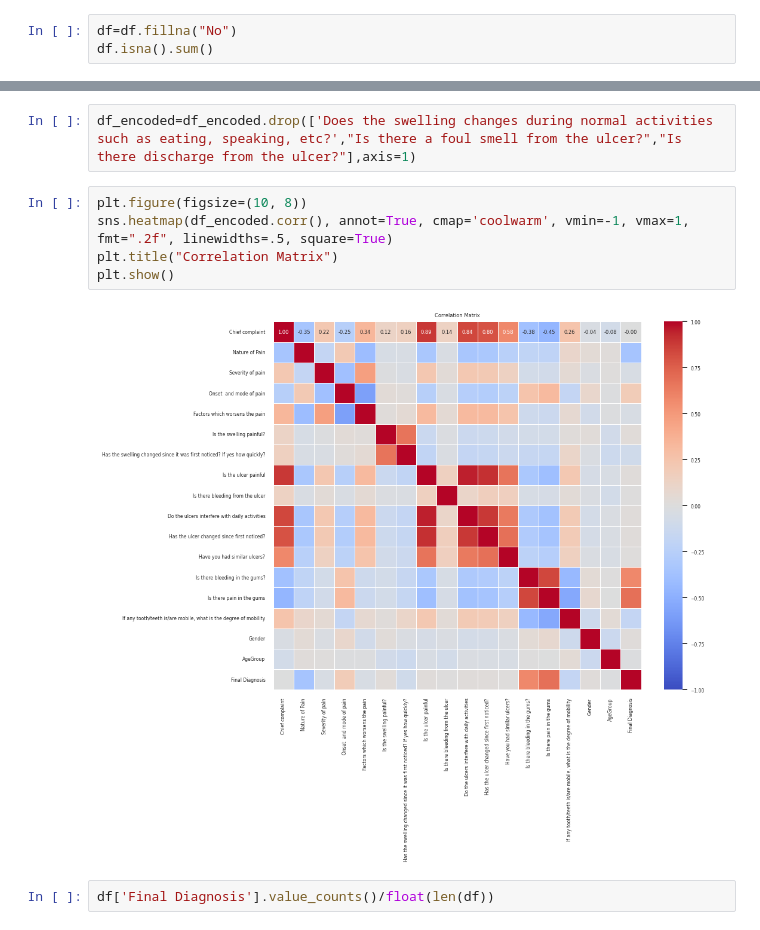
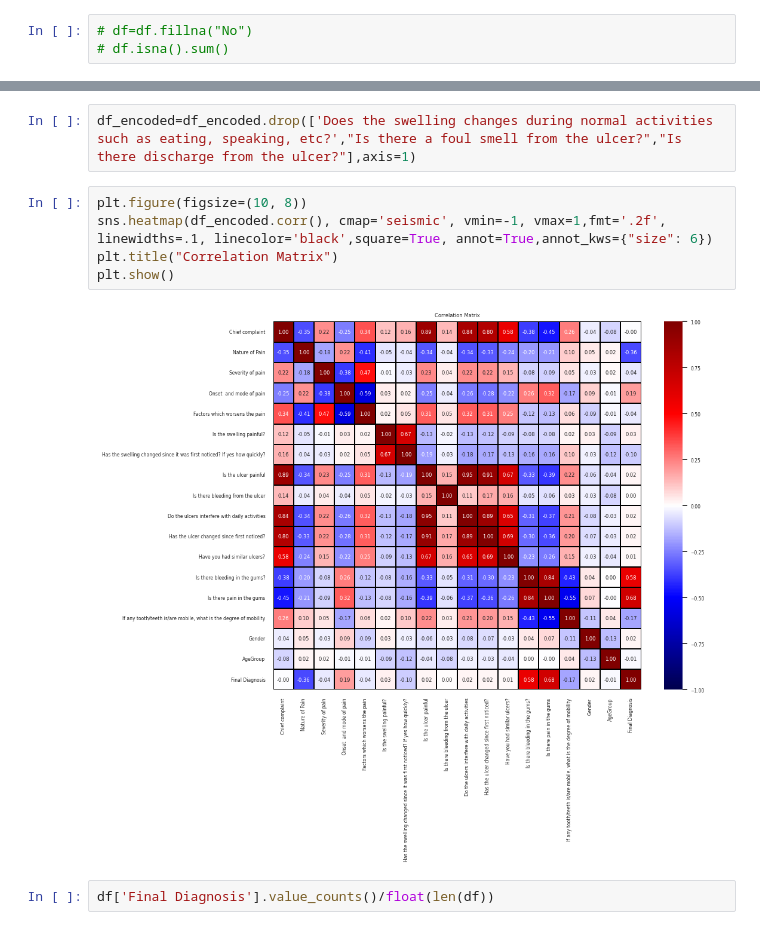
Before and after one commit to TheHuntsman4/EEML_Proposal, a Jupyter notebook: dentalEDA.ipynb, the cells around one changed output, grey strips where cells are left out. Drawn from its saved outputs; the diff is of its cells as text.

```diff
--- a/dentalEDA.ipynb
+++ b/dentalEDA.ipynb
@@ -38,5 +38,5 @@ Is there pain in the gums
 If any tooth/teeth is/are mobile, what is the degree of mobility                     345
 dtype: int64
 # %%
-df=df.fillna("No")
-df.isna().sum()
+# df=df.fillna("No")
+# df.isna().sum()
@@ -256,11 +227,11 @@ array([0.])
 df_encoded=df_encoded.drop(['Does the swelling changes during normal activities such as eating, speaking, etc?',"Is there a foul smell from the ulcer?","Is there discharge from the ulcer?"],axis=1)
 # %%
 plt.figure(figsize=(10, 8))
-sns.heatmap(df_encoded.corr(), annot=True, cmap='coolwarm', vmin=-1, vmax=1, fmt=".2f", linewidths=.5, square=True)
+sns.heatmap(df_encoded.corr(), cmap='seismic', vmin=-1, vmax=1,fmt='.2f', linewidths=.1, linecolor='black',square=True, annot=True,annot_kws={"size": 6})
 plt.title("Correlation Matrix")
 plt.show()
 # %% [output]
-[figure, old version]
+[figure, new version]
 # %%
 df['Final Diagnosis'].value_counts()/float(len(df))
 # %% [output]
```
Also changed, not shown: parts of 11 cells of this notebook.
